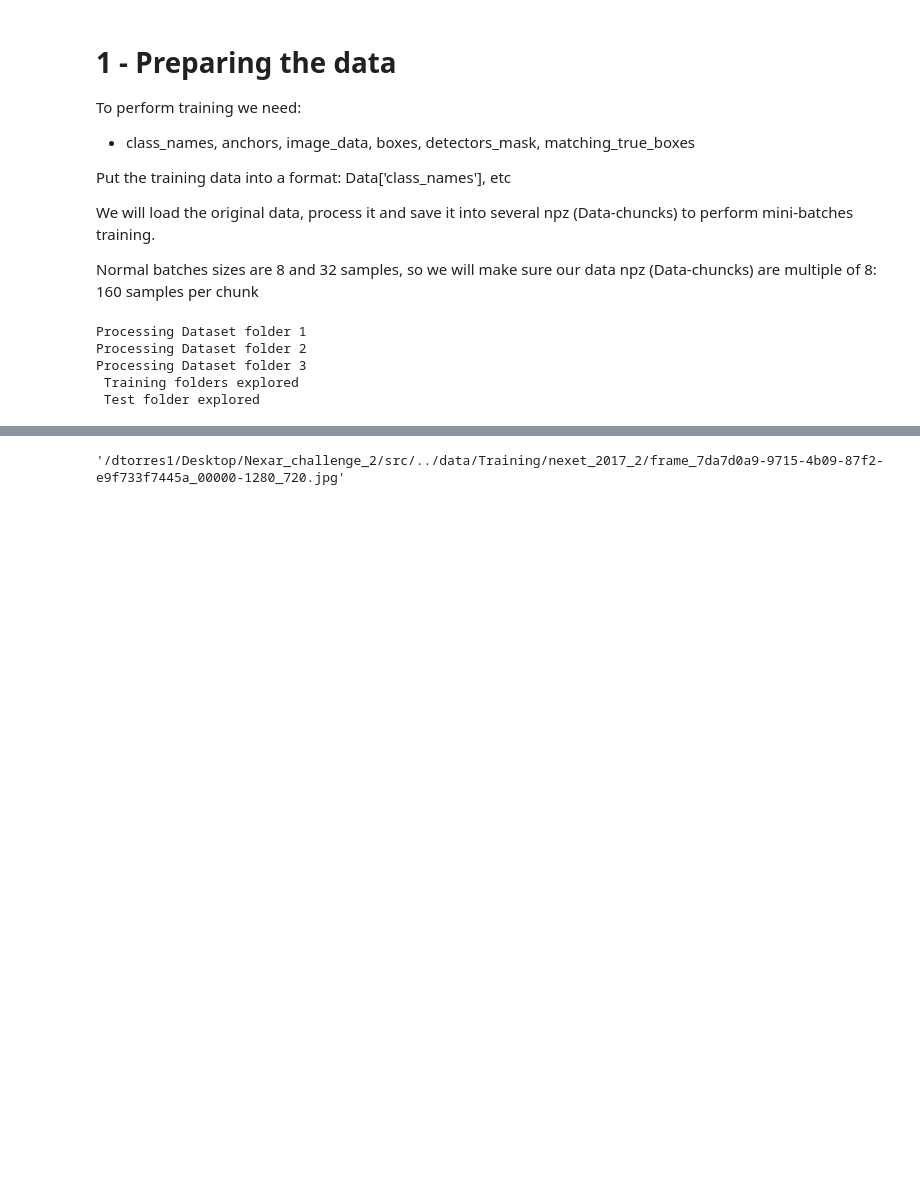
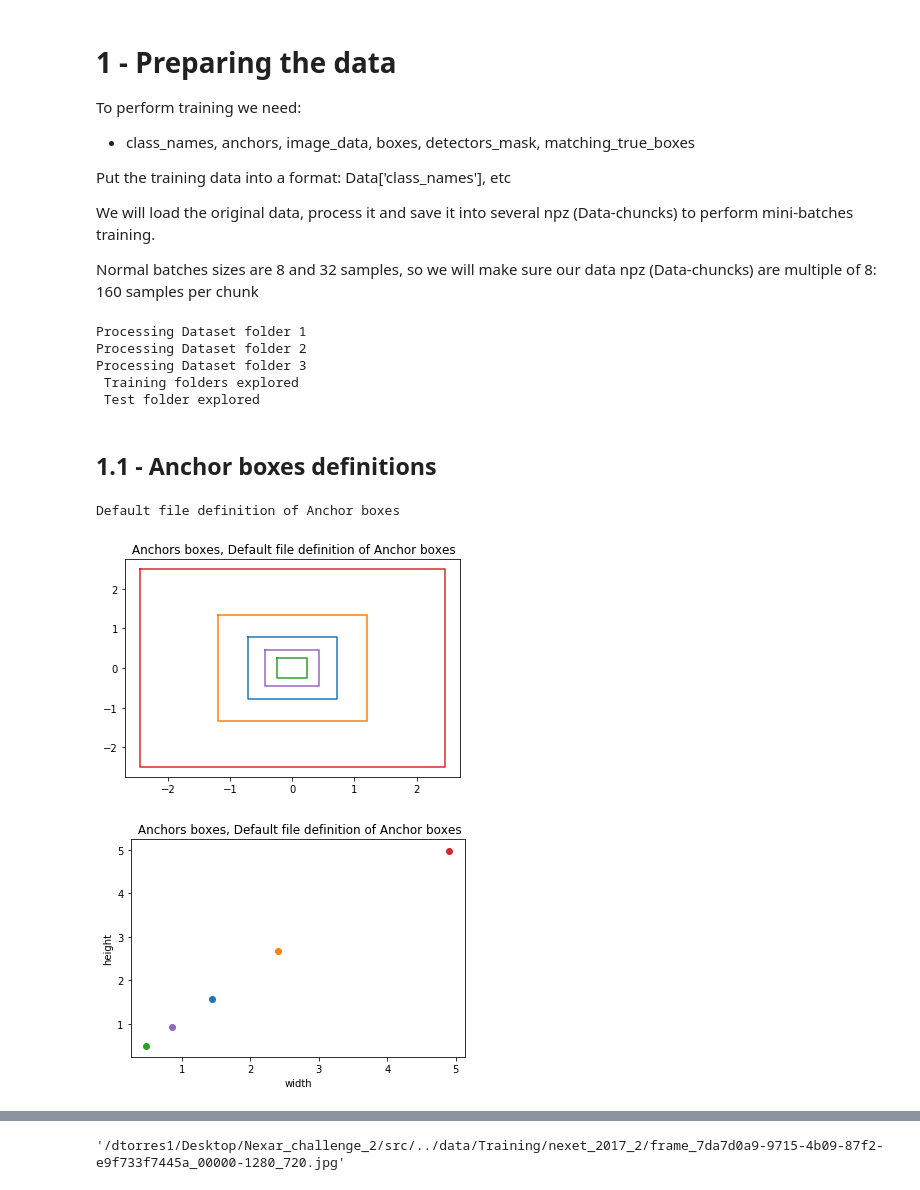
Before and after one commit to DavidTorresOcana/Nexar_challenge_2, a Jupyter notebook: src/Nexar YOLO Train-eval.ipynb, the cells around one changed output, grey strips where cells are left out. Drawn from its saved outputs; the diff is of its cells as text; code cells hidden in the pictures; blank space fills up the shorter version.

```diff
--- a/src/Nexar YOLO Train-eval.ipynb
+++ b/src/Nexar YOLO Train-eval.ipynb
@@ -59,14 +60,10 @@ test_results_output = os.getcwd()+'/../data/Test/test_boxes.xlsx'
 test_results_output_csv = os.getcwd()+'/../data/Test/test_boxes.csv'
 
 # anchors_path to anchors file, defaults to yolo_anchors.txt
-anchors_path = "model_data/yolo_anchors.txt"
+# anchors_path = "model_data/yolo_anchors.txt"
+anchors_path = "model_data/yolo_wide_nexar_anchors.txt"
 
 image_shape = (720., 1280.)
-
-# Default anchor boxes
-YOLO_ANCHORS = np.array(
-    ((0.57273, 0.677385), (1.87446, 2.06253), (3.33843, 5.47434),
-     (7.88282, 3.52778), (9.77052, 9.16828)))
 
 # path to classes file, defaults to pascal_classes.txt
 # Nexar classes ->
@@ -112,3 +109,24 @@ Processing Dataset folder 2
 Processing Dataset folder 3
  Training folders explored
  Test folder explored
+# %% [markdown]
+## 1.1 - Anchor boxes definitions
+# %%
+# Default file definition of Anchor boxes
+print("Default file definition of Anchor boxes")
+for i in range(anchors.shape[0]):
+    plt.plot([-anchors[i,0]/2, anchors[i,0]/2, anchors[i,0]/2, -anchors[i,0]/2,-anchors[i,0]/2],
+             [anchors[i,1]/2,  anchors[i,1]/2,  -anchors[i,1]/2,  -anchors[i,1]/2,anchors[i,1]/2])
+    plt.title(" Anchors boxes, Default file definition of Anchor boxes")
+plt.show()
+
+for i in range(anchors.shape[0]):
+    plt.scatter(anchors[i,0], anchors[i,1])
+    plt.title(" Anchors boxes, Default file definition of Anchor boxes")
+plt.xlabel('width')
+plt.ylabel('height')
+plt.show()
+# %% [output]
+Default file definition of Anchor boxes
+[figure, added]
+[figure, added]
```
Also changed, not shown: parts of 29 cells of this notebook, 14 other files.
